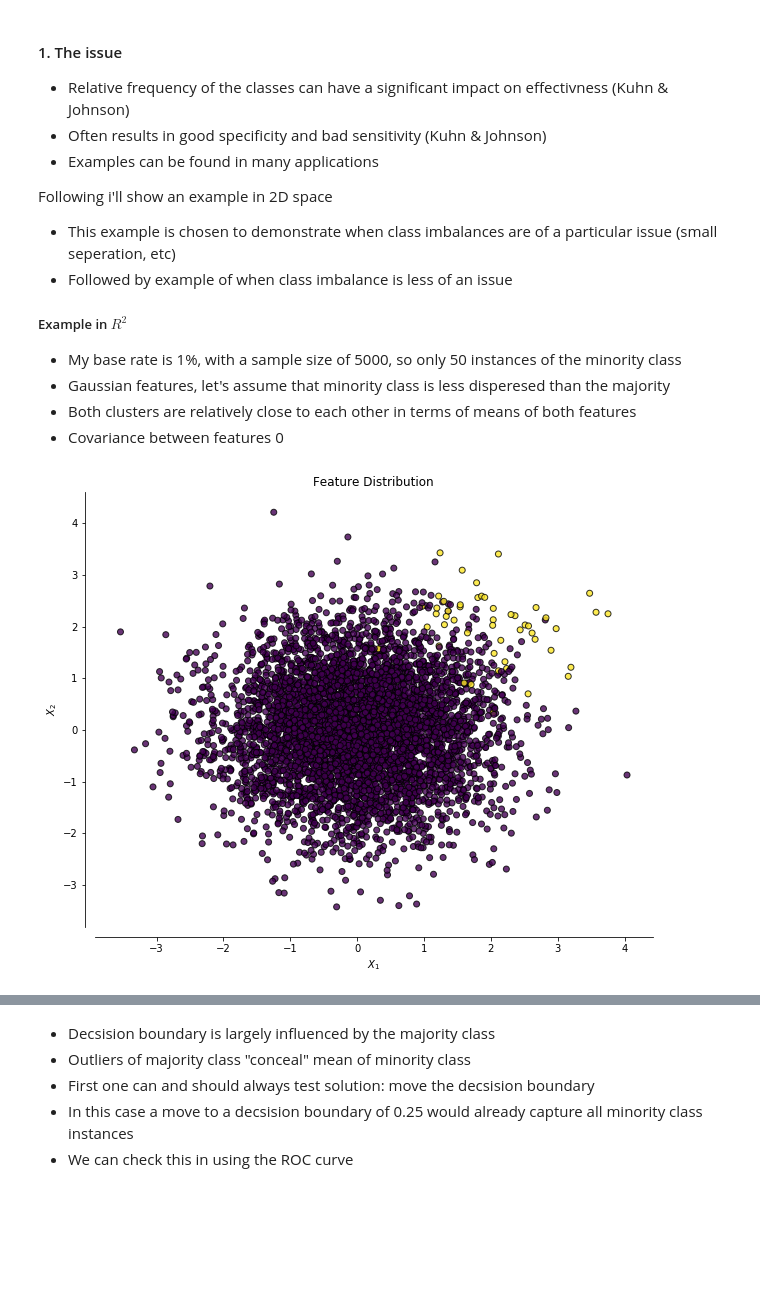
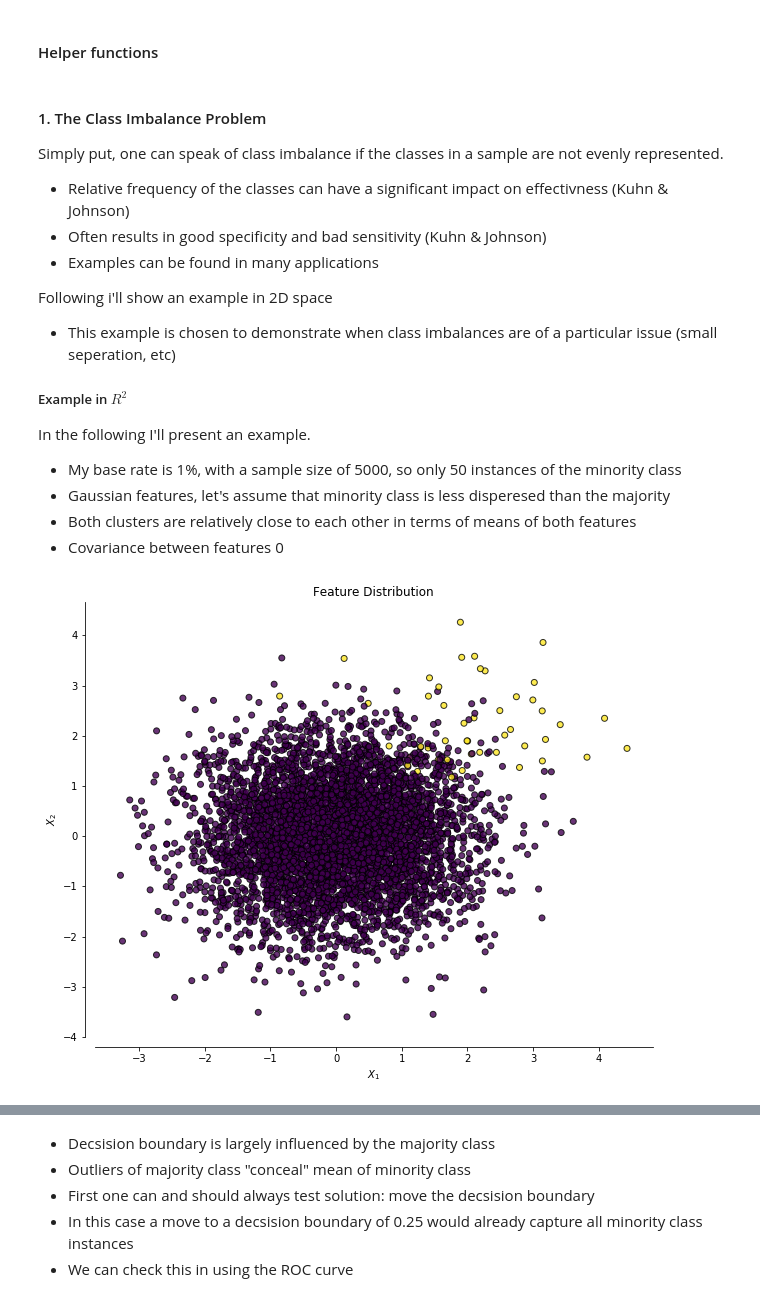
Before and after one commit to fadamDS/201810_Statistical_Modelling, a Jupyter notebook: scripts/20181127_Sampling_Methods_Code.ipynb, the cells around one changed output, grey strips where cells are left out. Saved outputs shown, nothing was run; the diff lists cells and outputs as text; code cells hidden in the pictures; blank space fills up the shorter version.

```diff
--- a/scripts/20181127_Sampling_Methods_Code.ipynb
+++ b/scripts/20181127_Sampling_Methods_Code.ipynb
@@ -31,0 +51,2 @@ I will first discuss the issues that arise when not accounting for class imbalan
+# %% [markdown]
+#### Helper functions
@@ -302,5 +454,7 @@ def plot_decision_resample(models, X_test,y_test, titles , suptitle = 'Decision
 # %% [markdown]
-#### 1. The issue
+#### 1. The Class Imbalance Problem
+
+Simply put, one can speak of class imbalance if the classes in a sample are not evenly represented.
 
 - Relative frequency of the classes can have a significant impact on effectivness (Kuhn & Johnson)
 - Often results in good specificity and bad sensitivity (Kuhn & Johnson)
@@ -308,39 +462,39 @@ def plot_decision_resample(models, X_test,y_test, titles , suptitle = 'Decision
 
 Following i'll show an example in 2D space
 - This example is chosen to demonstrate when class imbalances are of a particular issue (small seperation, etc)
-- Followed by example of when class imbalance is less of an issue
 
 ##### Example in $R^2$
+In the following I'll present an example.
 
 - My base rate is 1%, with a sample size of 5000, so only 50 instances of the minority class
 - Gaussian features, let's assume that minority class is less disperesed than the majority
 - Both clusters are relatively close to each other in terms of means of both features
 - Covariance between features 0
 # %%
-## Making the data ##
 # Random state for reproduceability
-seed = 4
+seed = 5
 
 # Base rate and sample size
 base_rate = 0.01
 n = 5000
 
 # Properties of the minority class distribution
 mean_minority =  np.array([2,2])
-sd_minority = np.array([0.5,0.5])
+sd_minority = np.array([1,1])
 cov_minority = 0
 
 # Majority class parameters
 mean_majority = np.array([0,0])
 sd_majority = np.array([1,1])
 cov_majority = 0
 
 # Make distribution and classes
 x, y = make_gaussian_2d(base_rate, n, mean_minority, sd_minority, cov_minority, mean_majority,
                         sd_majority,cov_majority, random_state = seed)
+
 # Plot
 plot_2d(x,y, figsize= (10,8), title= 'Feature Distribution')
 # %% [output]
-[figure, old version]
+[figure, new version]
 # %% [markdown]
 - One can see, that this is a hard problem in general, due to low seperation of both clusters.
```
Also changed, not shown: parts of 86 cells of this notebook.
